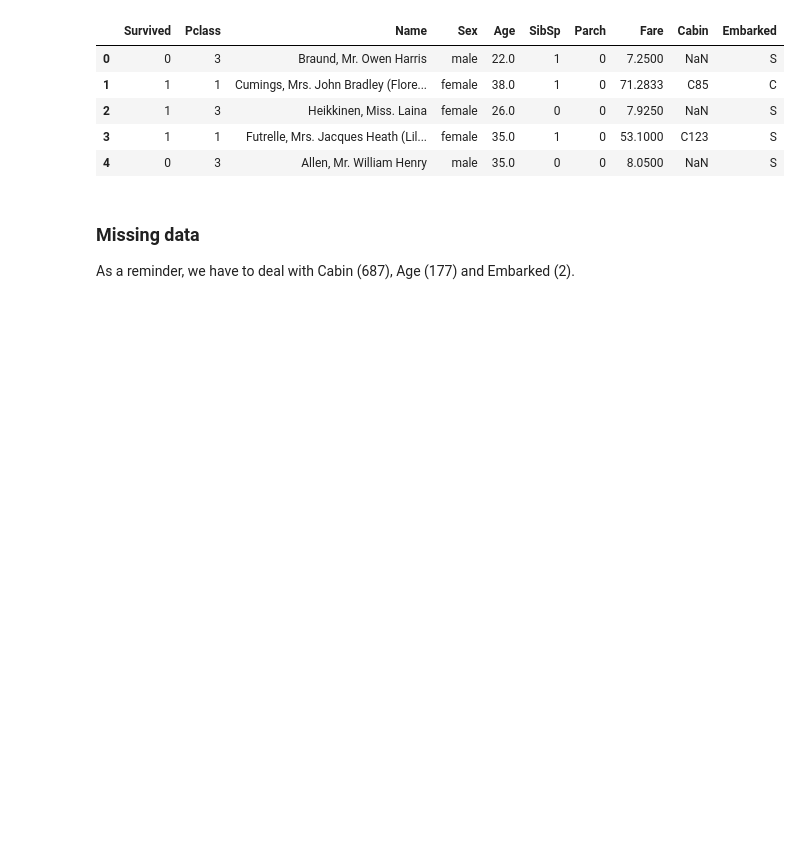
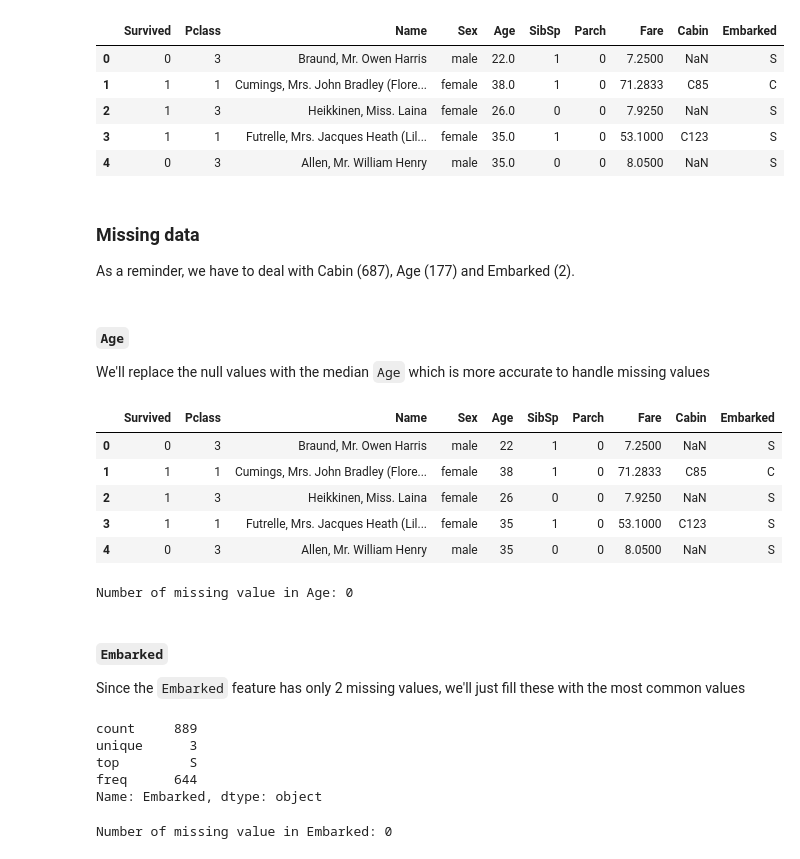
Before and after one commit to eriansha/titanic-survivor, a Jupyter notebook: Investigate Titanic Survivor.ipynb, the cells around one changed output. Drawn from its saved outputs; the diff is of its cells as text; code cells hidden in the pictures; blank space fills up the shorter version.

Commit message:
Added handling missing value section

```diff
--- a/Investigate Titanic Survivor.ipynb
+++ b/Investigate Titanic Survivor.ipynb
@@ -235,3 +235,22 @@ dataset.head()
 # %% [markdown]
 ### Missing data
 As a reminder, we have to deal with Cabin (687), Age (177) and Embarked (2).
+# %% [markdown]
+#### `Age`
+We'll replace the null values with the median `Age` which is more accurate to handle missing values
+# %%
+dataset['Age'].fillna(dataset['Age'].median(), inplace=True)
+# convert Age values to int
+dataset['Age'] = dataset['Age'].astype(int)
+dataset.head()
+# %% [output]
+|  | Survived | Pclass | Name | Sex | Age | SibSp | Parch | Fare | Cabin | Embarked |
+| 0 | 0 | 3 | Braund, Mr. Owen Harris | male | 22 | 1 | 0 | 7.2500 | NaN | S |
+| 1 | 1 | 1 | Cumings, Mrs. John Bradley (Flore... | female | 38 | 1 | 0 | 71.2833 | C85 | C |
+| 2 | 1 | 3 | Heikkinen, Miss. Laina | female | 26 | 0 | 0 | 7.9250 | NaN | S |
+| 3 | 1 | 1 | Futrelle, Mrs. Jacques Heath (Lil... | female | 35 | 1 | 0 | 53.1000 | C123 | S |
+| 4 | 0 | 3 | Allen, Mr. William Henry | male | 35 | 0 | 0 | 8.0500 | NaN | S |
+# %%
+print('Number of missing value in Age: {}'.format(dataset['Age'].isnull().sum()))
+# %% [output]
+Number of missing value in Age: 0
@@ -237,0 +262,17 @@ As a reminder, we have to deal with Cabin (687), Age (177) and Embarked (2).
+# %% [markdown]
+#### `Embarked`
+Since the `Embarked` feature has only 2 missing values, we'll just fill these with the most common values
+# %%
+dataset['Embarked'].describe()
+# %% [output]
+count     889
+unique      3
+top         S
+freq      644
+Name: Embarked, dtype: object
+# %%
+common_value = 'S'
+dataset['Embarked'] = dataset['Embarked'].fillna(common_value)
+print('Number of missing value in Embarked: {}'.format(dataset['Embarked'].isnull().sum()))
+# %% [output]
+Number of missing value in Embarked: 0
```
Also changed, not shown: parts of 3 cells of this notebook.
